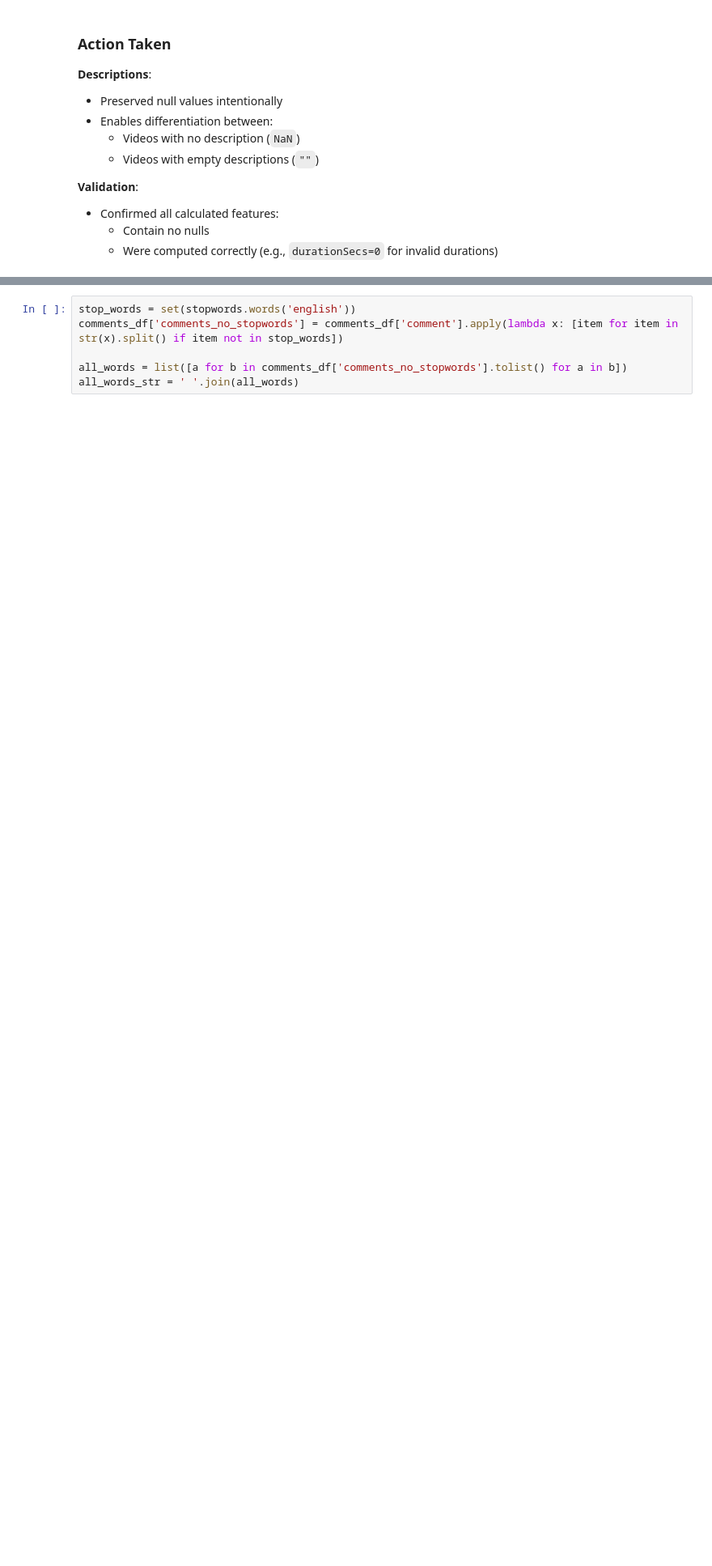
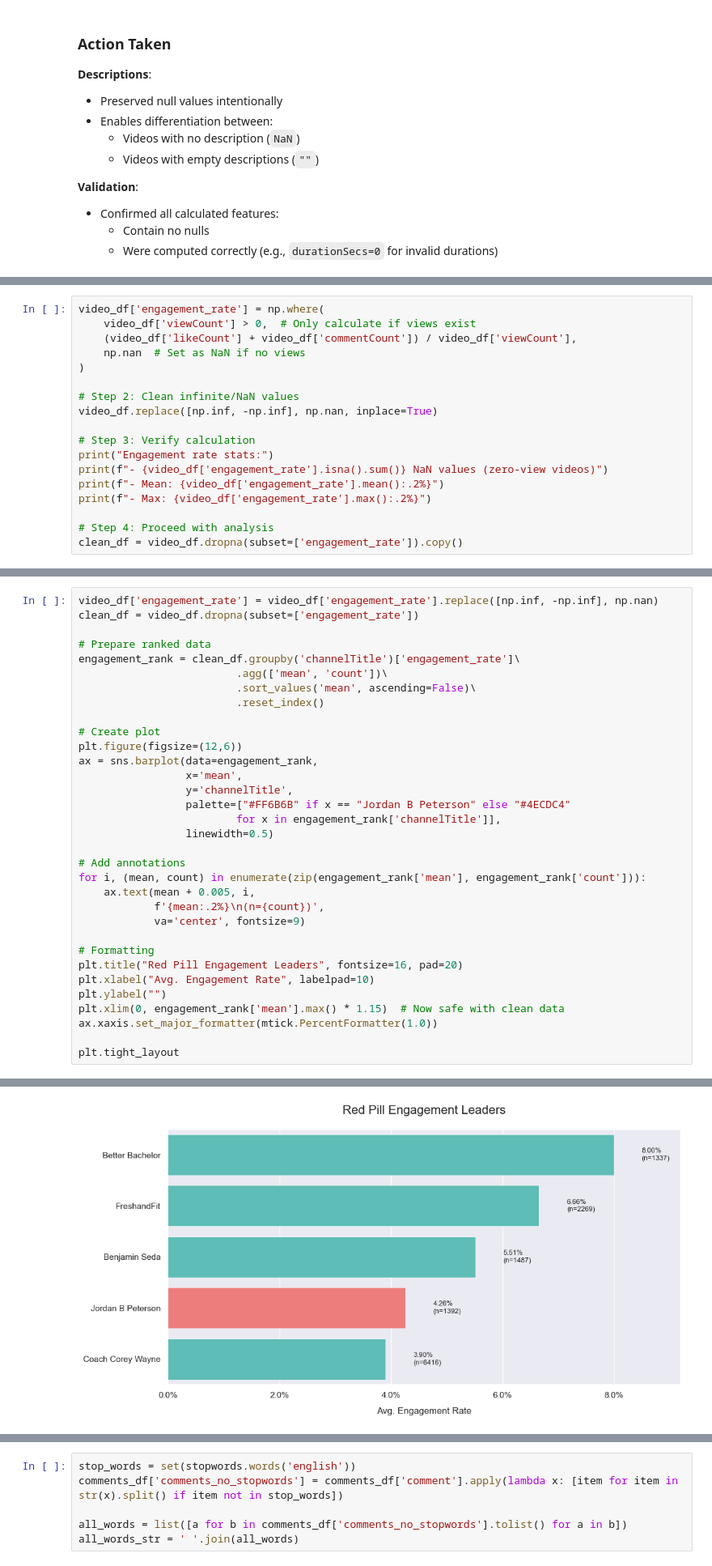
Before and after one commit to Shab00/redPillYoutube, a Jupyter notebook: 4.redPillAnalytics.ipynb, the cells around one changed output, grey strips where cells are left out. Shown at 81% size. Drawn from its saved outputs; the diff is of its cells as text; blank space fills up the shorter version.

Commit message:
changed up plots to try and tell a story

```diff
--- a/4.redPillAnalytics.ipynb
+++ b/4.redPillAnalytics.ipynb
@@ -353,0 +193,18 @@ ax = day_df.reset_index().plot.bar(x='publishDayName', y='count', rot=0)
+# %%
+video_df['engagement_rate'] = np.where(
+    video_df['viewCount'] > 0,  # Only calculate if views exist
+    (video_df['likeCount'] + video_df['commentCount']) / video_df['viewCount'],
+    np.nan  # Set as NaN if no views
+)
+
+# Step 2: Clean infinite/NaN values
+video_df.replace([np.inf, -np.inf], np.nan, inplace=True)
+
+# Step 3: Verify calculation
+print("Engagement rate stats:")
+print(f"- {video_df['engagement_rate'].isna().sum()} NaN values (zero-view videos)")
+print(f"- Mean: {video_df['engagement_rate'].mean():.2%}")
+print(f"- Max: {video_df['engagement_rate'].max():.2%}")
+
+# Step 4: Proceed with analysis
+clean_df = video_df.dropna(subset=['engagement_rate']).copy()
@@ -353,0 +216,34 @@ ax = day_df.reset_index().plot.bar(x='publishDayName', y='count', rot=0)
+# %%
+video_df['engagement_rate'] = video_df['engagement_rate'].replace([np.inf, -np.inf], np.nan)
+clean_df = video_df.dropna(subset=['engagement_rate'])
+
+# Prepare ranked data
+engagement_rank = clean_df.groupby('channelTitle')['engagement_rate']\
+                         .agg(['mean', 'count'])\
+                         .sort_values('mean', ascending=False)\
+                         .reset_index()
+
+# Create plot
+plt.figure(figsize=(12,6))
+ax = sns.barplot(data=engagement_rank,
+                 x='mean',
+                 y='channelTitle',
+                 palette=["#FF6B6B" if x == "Jordan B Peterson" else "#4ECDC4"
+                         for x in engagement_rank['channelTitle']],
+                 linewidth=0.5)
+
+# Add annotations
+for i, (mean, count) in enumerate(zip(engagement_rank['mean'], engagement_rank['count'])):
+    ax.text(mean + 0.005, i,
+            f'{mean:.2%}\n(n={count})',
+            va='center', fontsize=9)
+
+# Formatting
+plt.title("Red Pill Engagement Leaders", fontsize=16, pad=20)
+plt.xlabel("Avg. Engagement Rate", labelpad=10)
+plt.ylabel("")
+plt.xlim(0, engagement_rank['mean'].max() * 1.15)  # Now safe with clean data
+ax.xaxis.set_major_formatter(mtick.PercentFormatter(1.0))
+
+plt.tight_layout
+# %% [output]
@@ -353,0 +251 @@ ax = day_df.reset_index().plot.bar(x='publishDayName', y='count', rot=0)
+[figure, added]
```
Also changed, not shown: parts of 39 cells of this notebook, 1 other file.
